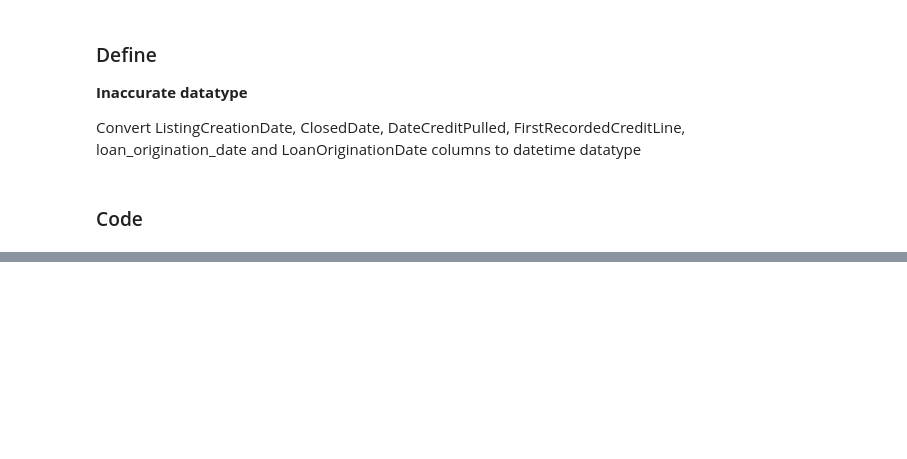
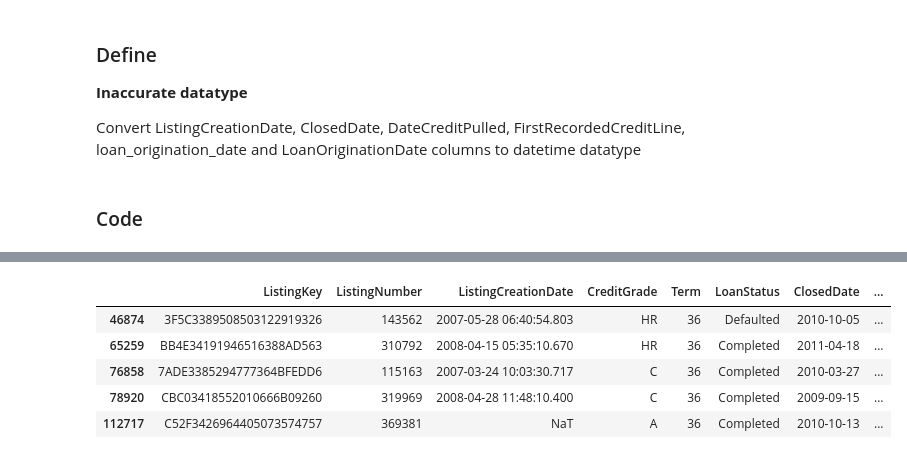
Before and after one commit to ikebude/Explanatory-Data-Analysis-of-Prosper-Loan-Data, a Jupyter notebook: Part_I_exploration_template.ipynb, the cells around one changed output, grey strips where cells are left out. Drawn from its saved outputs; the diff is of its cells as text; code cells hidden in the pictures; blank space fills up the shorter version.

```diff
--- a/Part_I_exploration_template.ipynb
+++ b/Part_I_exploration_template.ipynb
@@ -202,0 +400,9 @@ for col in date_columns:
+# %%
+loan_clean.query('LenderYield==-0.010000')
+# %% [output]
+|  | ListingKey | ListingNumber | ListingCreationDate | CreditGrade | Term | LoanStatus | ClosedDate | ... |
+| 46874 | 3F5C3389508503122919326 | 143562 | 2007-05-28 06:40:54.803 | HR | 36 | Defaulted | 2010-10-05 | ... |
+| 65259 | BB4E34191946516388AD563 | 310792 | 2008-04-15 05:35:10.670 | HR | 36 | Completed | 2011-04-18 | ... |
+| 76858 | 7ADE3385294777364BFEDD6 | 115163 | 2007-03-24 10:03:30.717 | C | 36 | Completed | 2010-03-27 | ... |
+| 78920 | CBC03418552010666B09260 | 319969 | 2008-04-28 11:48:10.400 | C | 36 | Completed | 2009-09-15 | ... |
+| 112717 | C52F3426964405073574757 | 369381 | NaT | A | 36 | Completed | 2010-10-13 | ... |
```
Also changed, not shown: parts of 27 cells of this notebook.
